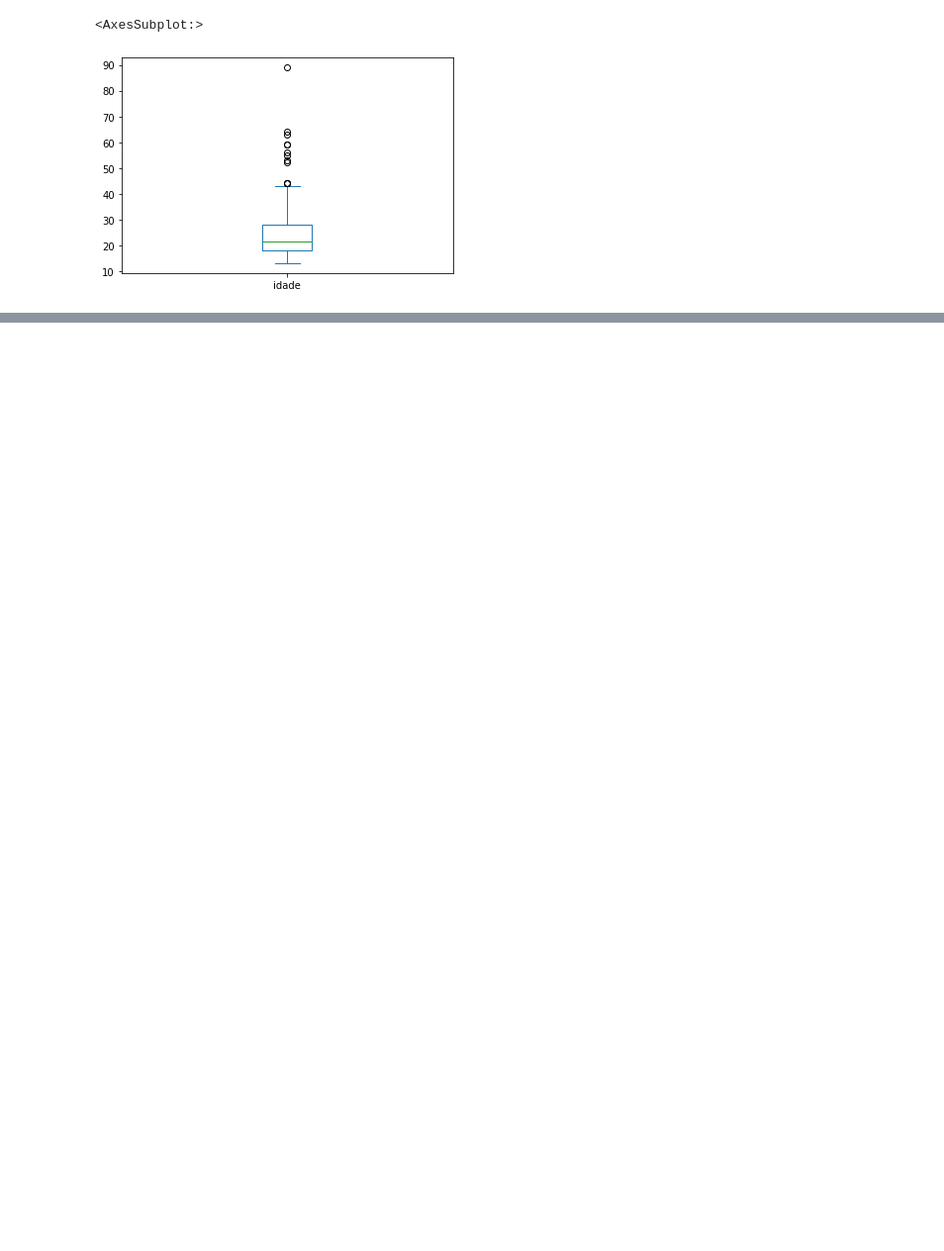
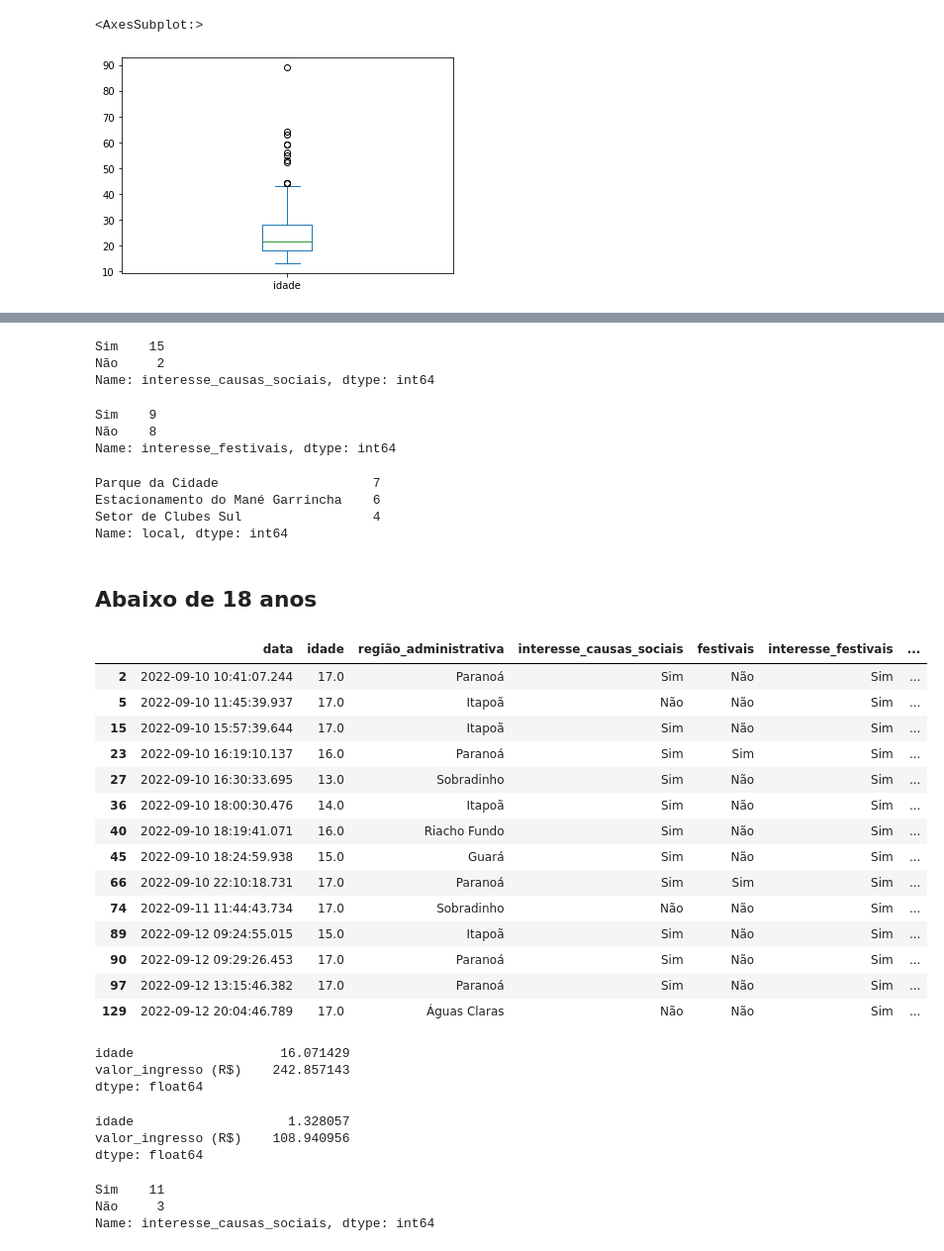
Before and after one commit to n3vrmr/data_studies, a Jupyter notebook: fcm_festival_alfa.ipynb, the cells around one changed output, grey strips where cells are left out. Shown: that part at 99% size. Cells and saved outputs as stored; diff of their text form; code cells hidden in the pictures; blank space fills up the shorter version.

```diff
--- a/fcm_festival_alfa.ipynb
+++ b/fcm_festival_alfa.ipynb
@@ -303,0 +551,58 @@ no_price.plot(kind="box")
+# %%
+over_42['interesse_causas_sociais'].value_counts()
+# %% [output]
+Sim    15
+Não     2
+Name: interesse_causas_sociais, dtype: int64
+# %%
+over_42['interesse_festivais'].value_counts()
+# %% [output]
+Sim    9
+Não    8
+Name: interesse_festivais, dtype: int64
+# %%
+over_42['local'].value_counts()
+# %% [output]
+Parque da Cidade                    7
+Estacionamento do Mané Garrincha    6
+Setor de Clubes Sul                 4
+Name: local, dtype: int64
+# %% [markdown]
+## Abaixo de 18 anos
+# %%
+under_18 = df[df['idade'] < 18]
+under_18
+# %% [output]
+|  | data | idade | região_administrativa | interesse_causas_sociais | festivais | interesse_festivais | ... |
+| 2 | 2022-09-10 10:41:07.244 | 17.0 | Paranoá | Sim | Não | Sim | ... |
+| 5 | 2022-09-10 11:45:39.937 | 17.0 | Itapoã | Não | Não | Sim | ... |
+| 15 | 2022-09-10 15:57:39.644 | 17.0 | Itapoã | Sim | Não | Sim | ... |
+| 23 | 2022-09-10 16:19:10.137 | 16.0 | Paranoá | Sim | Sim | Sim | ... |
+| 27 | 2022-09-10 16:30:33.695 | 13.0 | Sobradinho | Sim | Não | Sim | ... |
+| 36 | 2022-09-10 18:00:30.476 | 14.0 | Itapoã | Sim | Não | Sim | ... |
+| 40 | 2022-09-10 18:19:41.071 | 16.0 | Riacho Fundo | Sim | Não | Sim | ... |
+| 45 | 2022-09-10 18:24:59.938 | 15.0 | Guará | Sim | Não | Sim | ... |
+| 66 | 2022-09-10 22:10:18.731 | 17.0 | Paranoá | Sim | Sim | Sim | ... |
+| 74 | 2022-09-11 11:44:43.734 | 17.0 | Sobradinho | Não | Não | Sim | ... |
+| 89 | 2022-09-12 09:24:55.015 | 15.0 | Itapoã | Sim | Não | Sim | ... |
+| 90 | 2022-09-12 09:29:26.453 | 17.0 | Paranoá | Sim | Não | Sim | ... |
+| 97 | 2022-09-12 13:15:46.382 | 17.0 | Paranoá | Sim | Não | Sim | ... |
+| 129 | 2022-09-12 20:04:46.789 | 17.0 | Águas Claras | Não | Não | Sim | ... |
+# %%
+under_18.mean(numeric_only=True)
+# %% [output]
+idade                   16.071429
+valor_ingresso (R$)    242.857143
+dtype: float64
+# %%
+under_18.std(numeric_only=True)
+# %% [output]
+idade                    1.328057
+valor_ingresso (R$)    108.940956
+dtype: float64
+# %%
+under_18['interesse_causas_sociais'].value_counts()
+# %% [output]
+Sim    11
+Não     3
+Name: interesse_causas_sociais, dtype: int64
```
Also changed, not shown: parts of 69 cells of this notebook.
